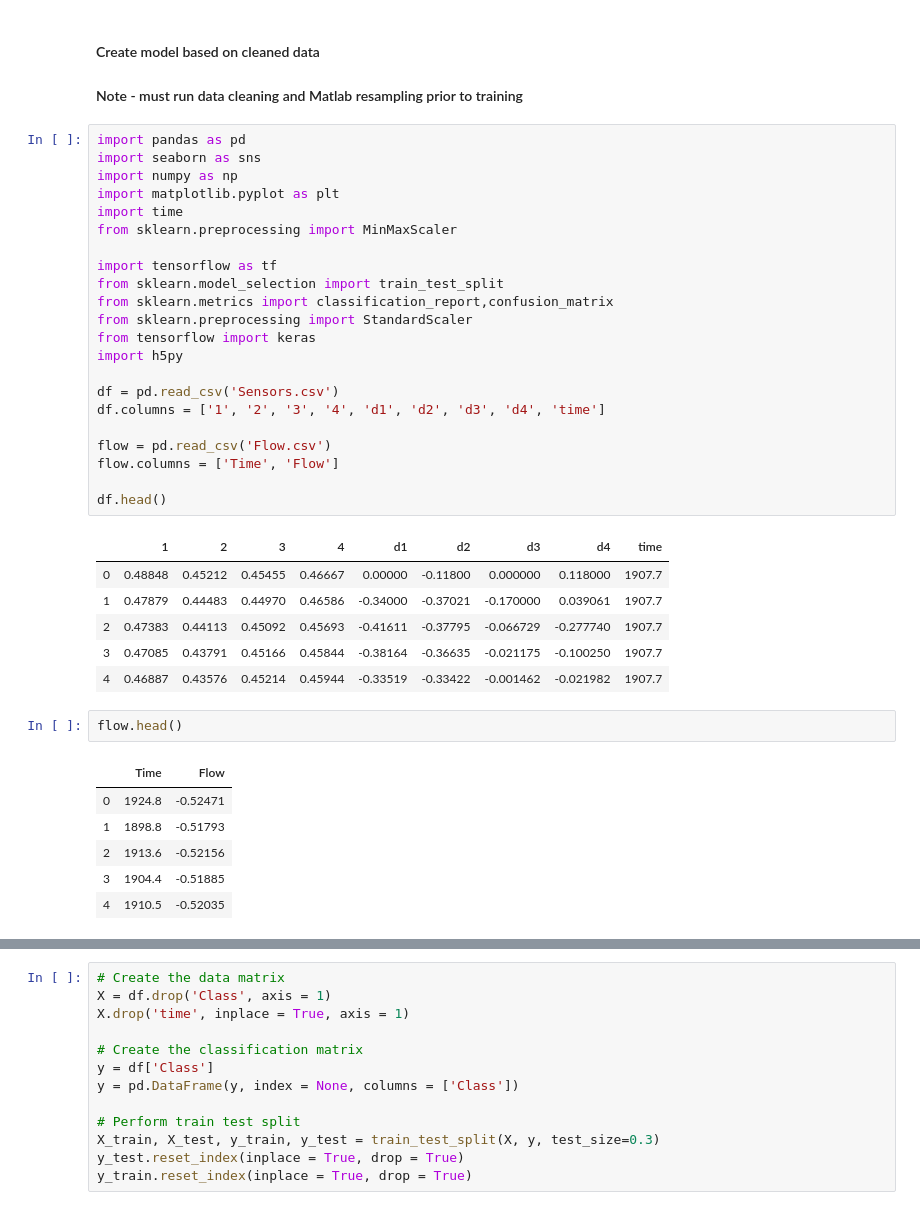
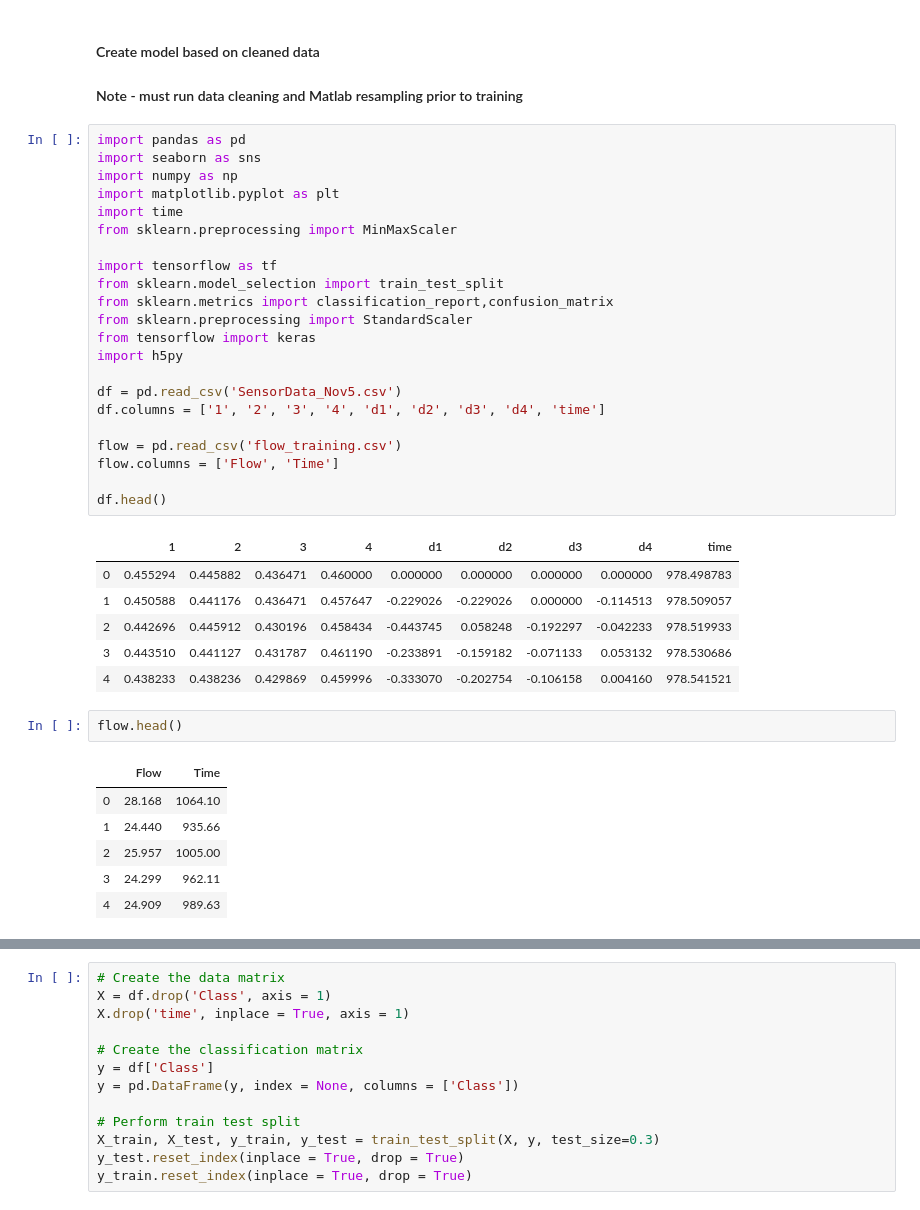
Before and after one commit to msfurr/coral_host, a Jupyter notebook: Jupyter Notebooks/ModelTraining.ipynb, the cells around one changed output, grey strips where cells are left out. Drawn from its saved outputs; the diff is of its cells as text.

```diff
--- a/Jupyter Notebooks/ModelTraining.ipynb
+++ b/Jupyter Notebooks/ModelTraining.ipynb
@@ -5,41 +5,41 @@
 # %%
 import pandas as pd
 import seaborn as sns
 import numpy as np
 import matplotlib.pyplot as plt
 import time
 from sklearn.preprocessing import MinMaxScaler
 
 import tensorflow as tf
 from sklearn.model_selection import train_test_split
 from sklearn.metrics import classification_report,confusion_matrix
 from sklearn.preprocessing import StandardScaler
 from tensorflow import keras
 import h5py
 
-df = pd.read_csv('Sensors.csv')
+df = pd.read_csv('SensorData_Nov5.csv')
 df.columns = ['1', '2', '3', '4', 'd1', 'd2', 'd3', 'd4', 'time']
 
-flow = pd.read_csv('Flow.csv')
-flow.columns = ['Time', 'Flow']
+flow = pd.read_csv('flow_training.csv')
+flow.columns = ['Flow', 'Time']
 
 df.head()
 # %% [output]
 |  | 1 | 2 | 3 | 4 | d1 | d2 | d3 | d4 | time |
-| 0 | 0.48848 | 0.45212 | 0.45455 | 0.46667 | 0.00000 | -0.11800 | 0.000000 | 0.118000 | 1907.7 |
-| 1 | 0.47879 | 0.44483 | 0.44970 | 0.46586 | -0.34000 | -0.37021 | -0.170000 | 0.039061 | 1907.7 |
-| 2 | 0.47383 | 0.44113 | 0.45092 | 0.45693 | -0.41611 | -0.37795 | -0.066729 | -0.277740 | 1907.7 |
-| 3 | 0.47085 | 0.43791 | 0.45166 | 0.45844 | -0.38164 | -0.36635 | -0.021175 | -0.100250 | 1907.7 |
-| 4 | 0.46887 | 0.43576 | 0.45214 | 0.45944 | -0.33519 | -0.33422 | -0.001462 | -0.021982 | 1907.7 |
+| 0 | 0.455294 | 0.445882 | 0.436471 | 0.460000 | 0.000000 | 0.000000 | 0.000000 | 0.000000 | 978.498783 |
+| 1 | 0.450588 | 0.441176 | 0.436471 | 0.457647 | -0.229026 | -0.229026 | 0.000000 | -0.114513 | 978.509057 |
+| 2 | 0.442696 | 0.445912 | 0.430196 | 0.458434 | -0.443745 | 0.058248 | -0.192297 | -0.042233 | 978.519933 |
+| 3 | 0.443510 | 0.441127 | 0.431787 | 0.461190 | -0.233891 | -0.159182 | -0.071133 | 0.053132 | 978.530686 |
+| 4 | 0.438233 | 0.438236 | 0.429869 | 0.459996 | -0.333070 | -0.202754 | -0.106158 | 0.004160 | 978.541521 |
 # %%
 flow.head()
 # %% [output]
-|  | Time | Flow |
-| 0 | 1924.8 | -0.52471 |
-| 1 | 1898.8 | -0.51793 |
-| 2 | 1913.6 | -0.52156 |
-| 3 | 1904.4 | -0.51885 |
-| 4 | 1910.5 | -0.52035 |
+|  | Flow | Time |
+| 0 | 28.168 | 1064.10 |
+| 1 | 24.440 | 935.66 |
+| 2 | 25.957 | 1005.00 |
+| 3 | 24.299 | 962.11 |
+| 4 | 24.909 | 989.63 |
 # %%
 x = range(0, len(df))
 fig = plt.figure(figsize = (15, 8))
```
Also changed, not shown: parts of 15 cells of this notebook, 3 other files.
